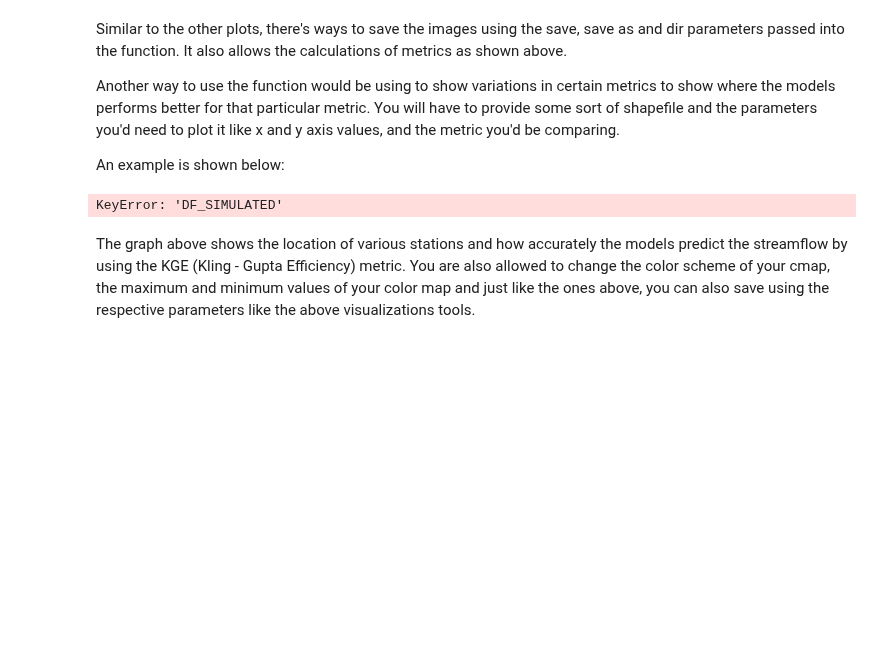
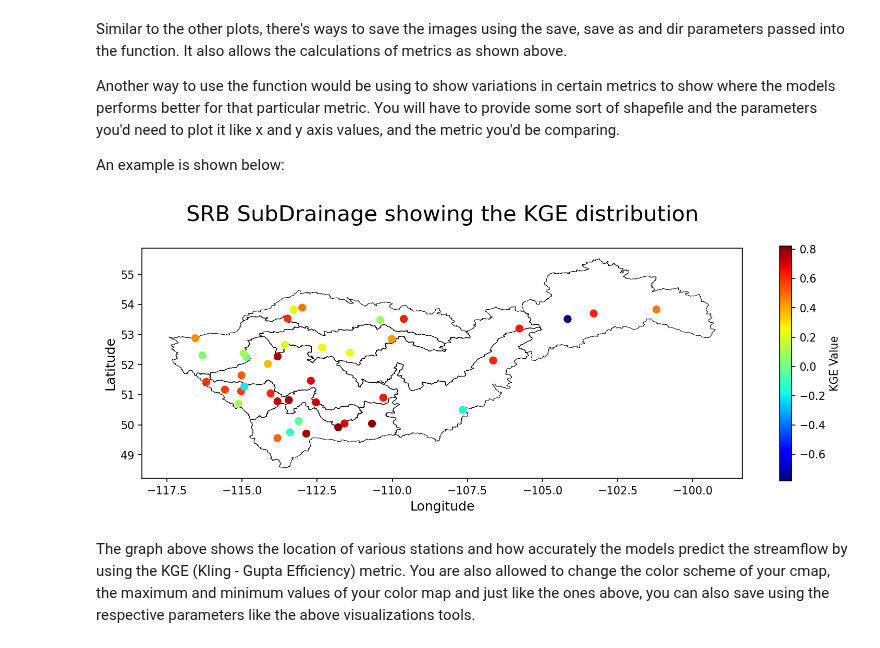
Before and after one commit to UchechukwuUdenze/NHS_PostProcessing, a Jupyter notebook: docs/source/notebooks/tutorial-visualizations.ipynb, the cells around one changed output. Cells and saved outputs as stored; diff of their text form; code cells hidden in the pictures; blank space fills up the shorter version.

```diff
--- a/docs/source/notebooks/tutorial-visualizations.ipynb
+++ b/docs/source/notebooks/tutorial-visualizations.ipynb
@@ -258,21 +261,21 @@ An example is shown below:
 # %%
 shapefile_path = r"SaskRB_SubDrainage2.shp"
 
 visuals.scatter(shapefile_path = shapefile_path,
     title = "SRB SubDrainage showing the KGE distribution",
     x_axis = Stations["Lon"],
     y_axis = Stations["Lat"],
     metric = "KGE",
     fig_size = (24, 30),
     observed = DATAFRAMES["DF_OBSERVED"],
-    simulated = DATAFRAMES["DF_SIMULATED"],
+    simulated = DATAFRAMES["DF_SIMULATED_1"],
     labels=['Longitude', 'Latitude'],
 #     cmap = 'viridis',
 #     vmin = 0,
 #     vmax=0.8,
 )
 # %% [output]
-KeyError: 'DF_SIMULATED'
+[figure, added]
 # %% [markdown]
 The graph above shows the location of various stations and how accurately the models predict the streamflow by using the KGE (Kling - Gupta Efficiency) metric. You are also allowed to change the color scheme of your cmap, the maximum and minimum values of your color map and just like the ones above, you can also save using the respective parameters like the above visualizations tools.
 # %% [markdown]
```
Also changed, not shown: parts of 16 cells of this notebook, 1 other file.
